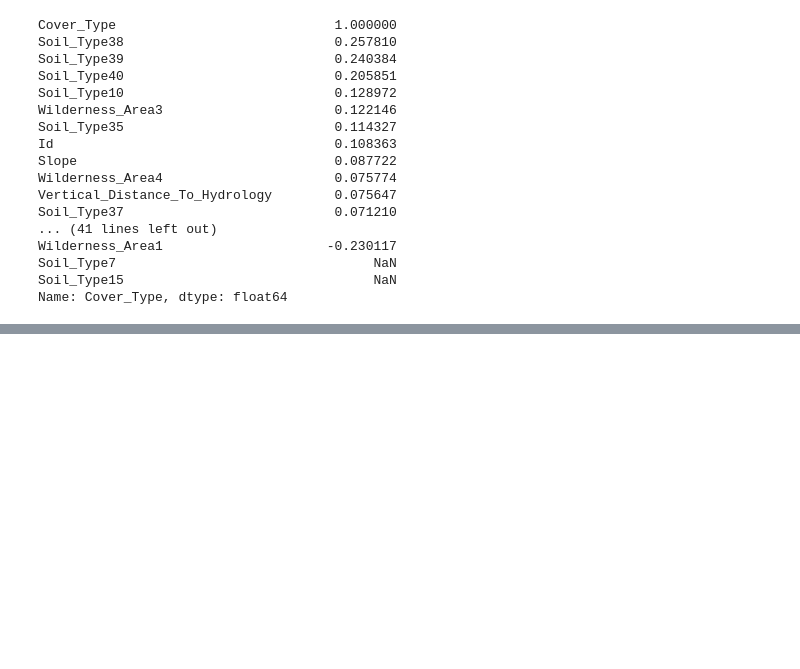
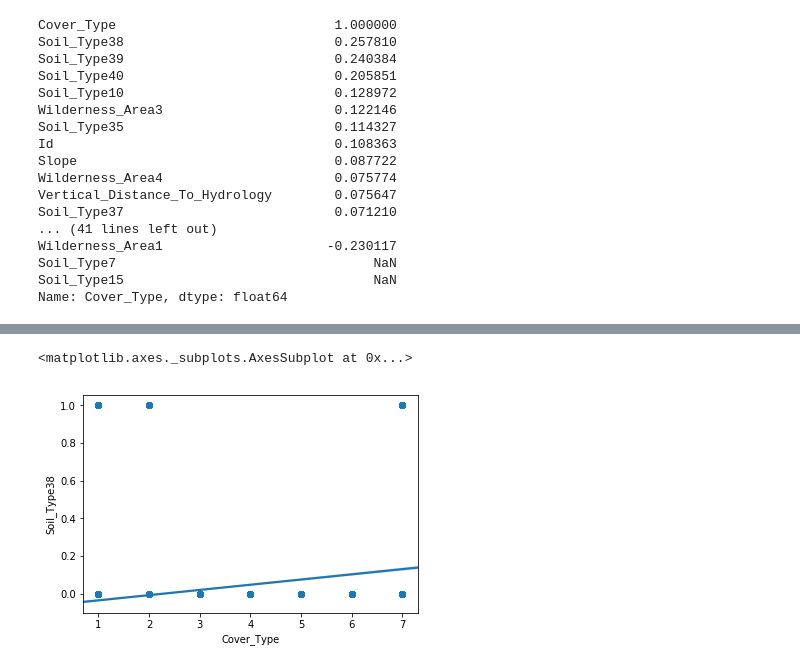
Before and after one commit to NewzySharma/MachineLearning, a Jupyter notebook: ForestCover.ipynb, the cells around one changed output, grey strips where cells are left out. Saved outputs shown, nothing was run; the diff lists cells and outputs as text; code cells hidden in the pictures; blank space fills up the shorter version.

Commit message:
Data Cleaning

```diff
--- a/ForestCover.ipynb
+++ b/ForestCover.ipynb
@@ -230,0 +281,5 @@ Name: Cover_Type, dtype: float64
+# %%
+sns.regplot(y = 'Soil_Type38', x = 'Cover_Type', data= train )
+# %% [output]
+<matplotlib.axes._subplots.AxesSubplot at 0x...>
+[figure, added]
```
Also changed, not shown: parts of 23 cells of this notebook.
